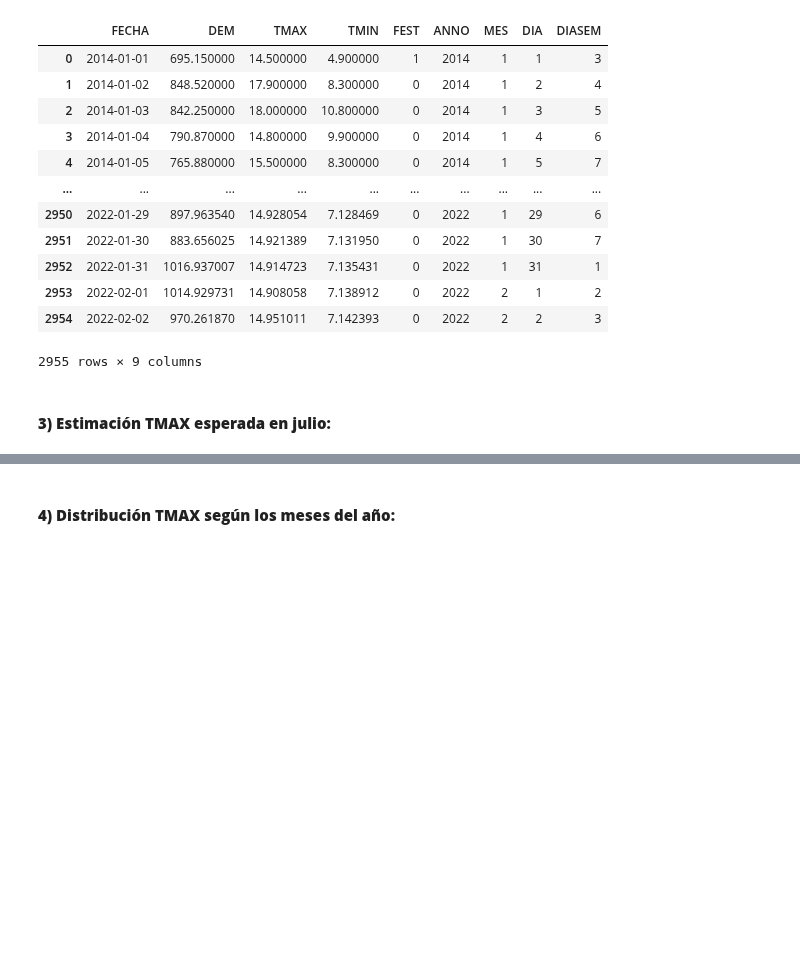
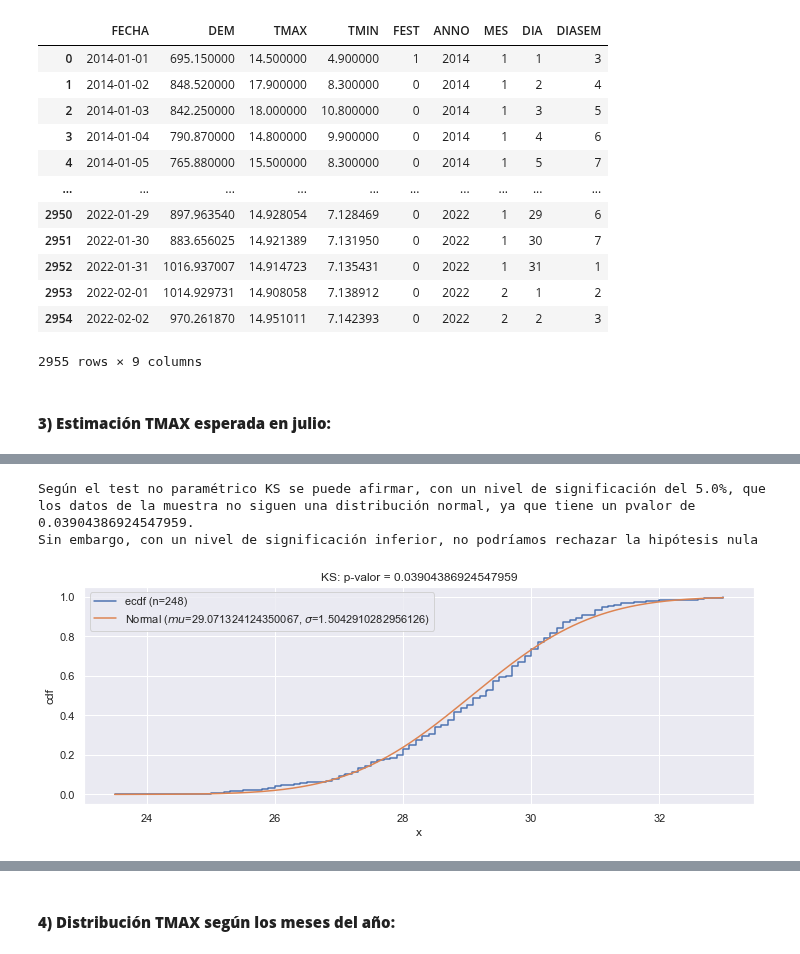
Before and after one commit to SeroviICAI/TRABAJO-1-ESTADISTICA-DESCRIPTIVA, a Jupyter notebook: notebooks/inferencia.ipynb, the cells around one changed output, grey strips where cells are left out. Cells and saved outputs as stored; diff of their text form; code cells hidden in the pictures; blank space fills up the shorter version.

Commit message:
Nuevas gráficas

```diff
--- a/notebooks/inferencia.ipynb
+++ b/notebooks/inferencia.ipynb
@@ -63,0 +110,34 @@ stats.norm.interval(alpha=0.95,
+# %%
+# nivel de significación
+alfa = 0.05
+
+# realiza el test
+ks = sm.stats.diagnostic.kstest_normal(x, dist='norm', pvalmethod='table')
+
+max_d   = ks[0]
+p_valor = ks[1]
+print(f'Según el test no paramétrico KS se puede afirmar, con un nivel de significación del {alfa*100}%, que los datos de la muestra no siguen una distribución normal, ya que tiene un pvalor de {p_valor}.')
+print('Sin embargo, con un nivel de significación inferior, no podríamos rechazar la hipótesis nula')
+# Representación visual del contraste
+
+# estima coefs de la normal
+va_teo = stats.norm(np.mean(x), np.std(x))
+
+# calcula acumulada empírica
+ecdf = sm.distributions.empirical_distribution.ECDF(x)
+
+# crea gráfica
+xs = np.linspace(min(va_teo.ppf(0.01), min(x)), max(va_teo.ppf(1-0.01), max(x)), 1000)
+
+fig = plt.figure(1, figsize=(12, 4))
+plt.step(ecdf.x, ecdf.y, label=f'ecdf (n={n})', where='post')
+plt.plot(xs, va_teo.cdf(xs), label=f'Normal ($mu$={np.mean(x)}, $\sigma$={np.std(x)})')
+# plt.plot([x_max_d,x_max_d], [ecdf.y[index_max_d], va_teo.cdf(x_max_d)], '-r', linewidth=2, label=f'max D = {max_d}, p-value = {p_value}')
+plt.title(f'KS: p-valor = {p_valor}')
+plt.xlabel('x');plt.ylabel('cdf');plt.legend()
+plt.savefig('../reports/figures/KS julio.png', bbox_inches='tight')
+plt.show()
+# %% [output]
+Según el test no paramétrico KS se puede afirmar, con un nivel de significación del 5.0%, que los datos de la muestra no siguen una distribución normal, ya que tiene un pvalor de 0.03904386924547959.
+Sin embargo, con un nivel de significación inferior, no podríamos rechazar la hipótesis nula
+[figure, added]
```
Also changed, not shown: parts of 11 cells of this notebook, 2 other files.
